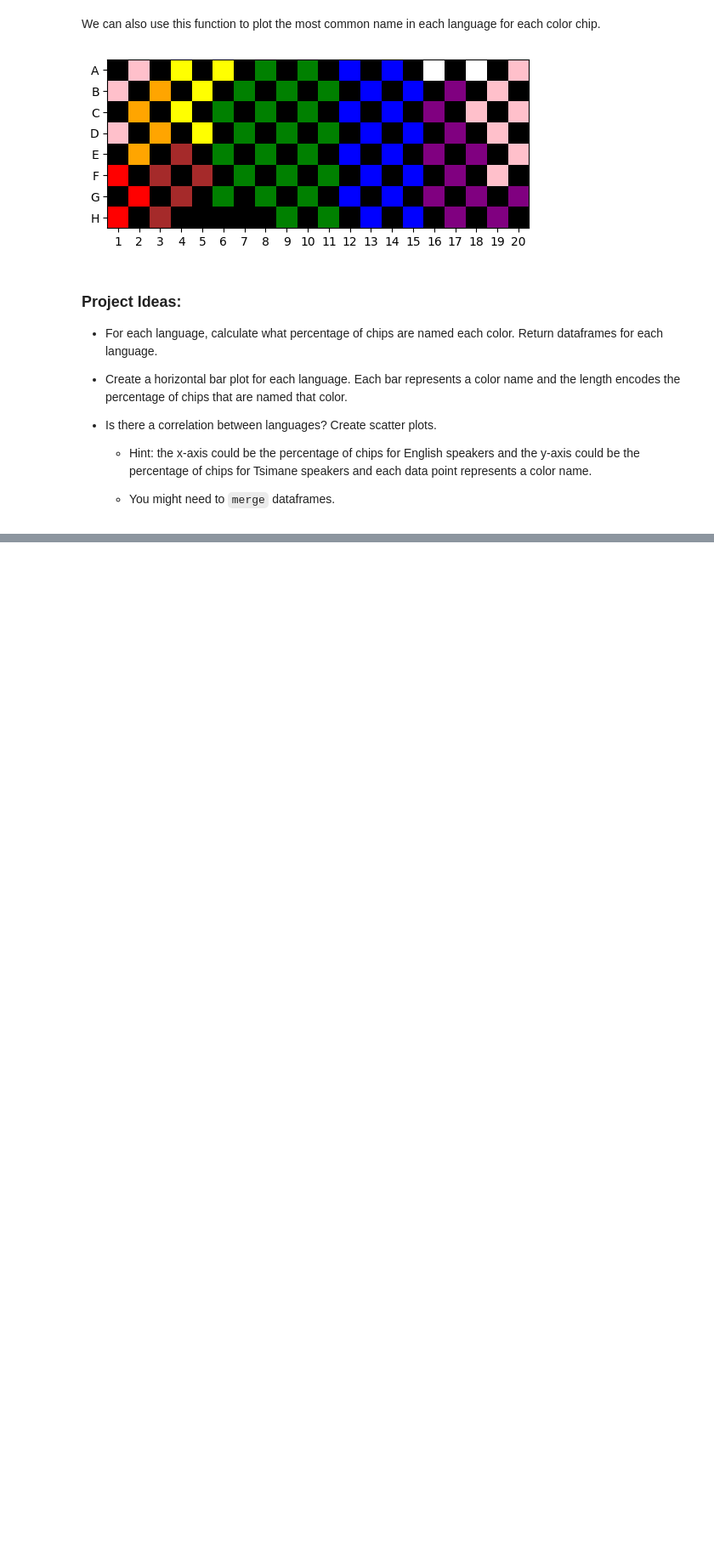
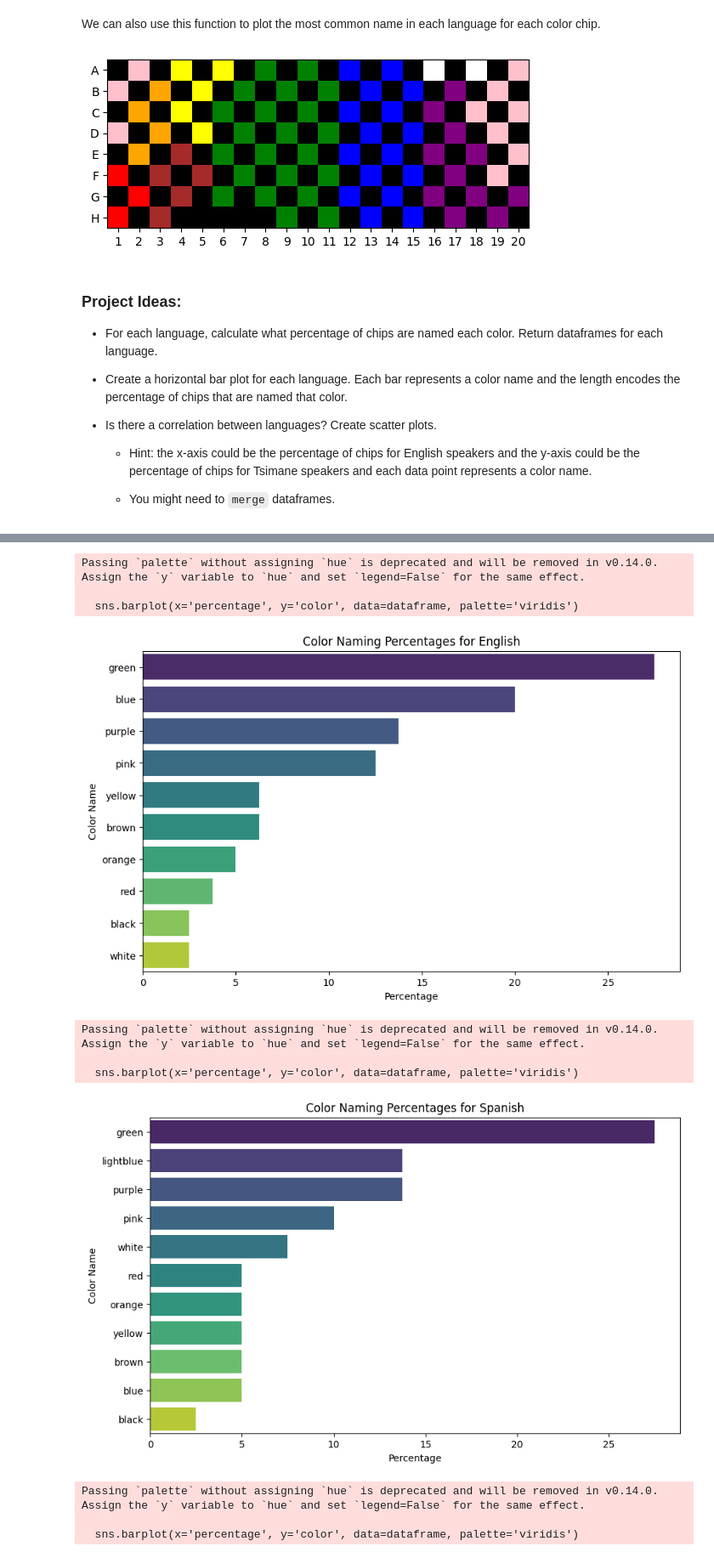
Before and after one commit to daf01-web/Mineria-de-Datos, a Jupyter notebook: naming_colors.ipynb, the cells around one changed output, grey strips where cells are left out. Shown at 85% size. Drawn from its saved outputs; the diff is of its cells as text; code cells hidden in the pictures; blank space fills up the shorter version.

```diff
--- a/naming_colors.ipynb
+++ b/naming_colors.ipynb
@@ -67,3 +70,15 @@ plot_colors('english_color')
 	- You might need to `merge` dataframes.
 # %%
 # YOUR CODE HERE (add more cells as needed)
+# %%
+df_en = df['english_color'].value_counts(normalize=True).mul(100).reset_index()
+df_en.columns = ['color', 'percentage']
+display(df_en.head())
+
+df_es = df['spanish_color'].value_counts(normalize=True).mul(100).reset_index()
+df_es.columns = ['color', 'percentage']
+display(df_es.head())
+
+df_ts = df['tsimane_color'].value_counts(normalize=True).mul(100).reset_index()
+df_ts.columns = ['color', 'percentage']
+display(df_ts.head())
@@ -69,0 +104,27 @@ plot_colors('english_color')
+# %%
+import seaborn as sns
+
+def plot_language_percentages(dataframe, language_name):
+    plt.figure(figsize=(10, 6))
+    sns.barplot(x='percentage', y='color', data=dataframe, palette='viridis')
+    plt.title(f'Color Naming Percentages for {language_name}')
+    plt.xlabel('Percentage')
+    plt.ylabel('Color Name')
+    plt.show()
+
+# Call the function for each language
+plot_language_percentages(df_en, 'English')
+plot_language_percentages(df_es, 'Spanish')
+plot_language_percentages(df_ts, 'Tsimane')
+# %% [output]
+Passing `palette` without assigning `hue` is deprecated and will be removed in v0.14.0. Assign the `y` variable to `hue` and set `legend=False` for the same effect.
+
+  sns.barplot(x='percentage', y='color', data=dataframe, palette='viridis')
+[figure, added]
+Passing `palette` without assigning `hue` is deprecated and will be removed in v0.14.0. Assign the `y` variable to `hue` and set `legend=False` for the same effect.
+
+  sns.barplot(x='percentage', y='color', data=dataframe, palette='viridis')
+[figure, added]
+Passing `palette` without assigning `hue` is deprecated and will be removed in v0.14.0. Assign the `y` variable to `hue` and set `legend=False` for the same effect.
+
+  sns.barplot(x='percentage', y='color', data=dataframe, palette='viridis')
```
Also changed, not shown: parts of 4 cells of this notebook.
